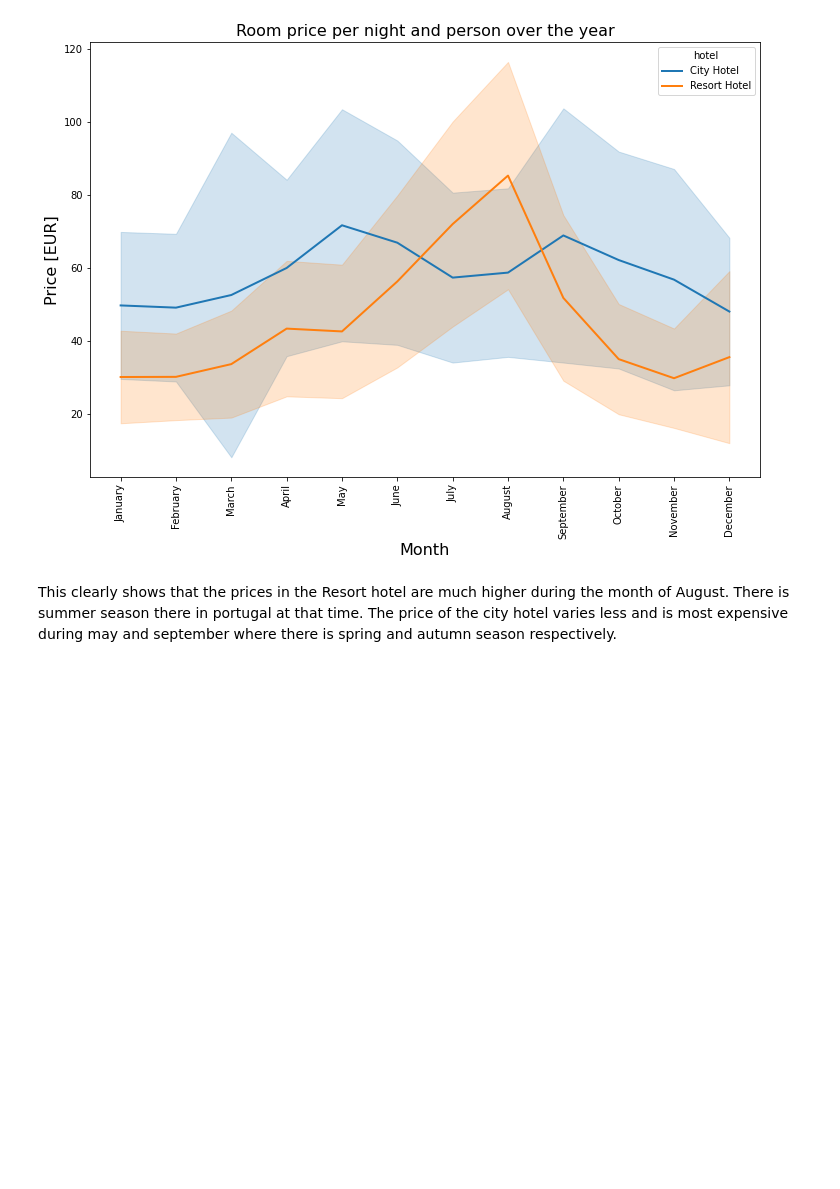
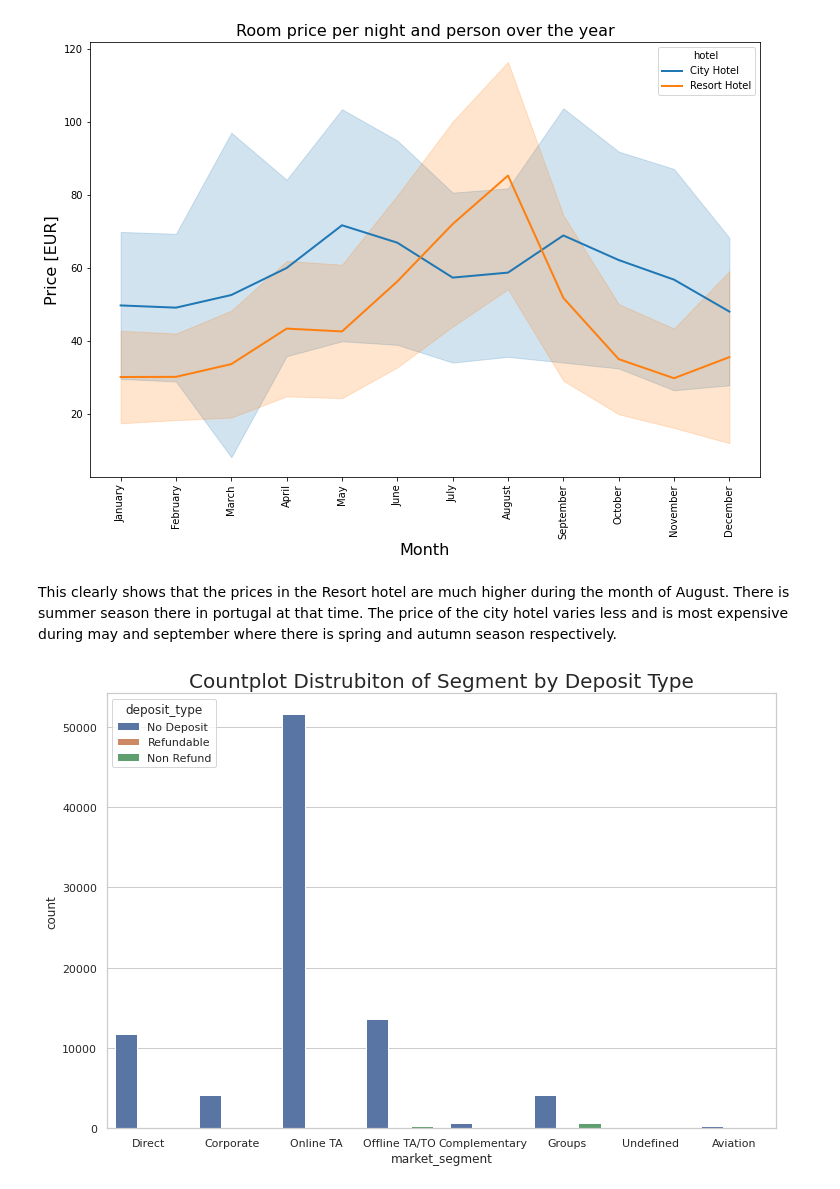
Before and after one commit to shobhi1998/Hotel-Booking-Analysis, a Jupyter notebook: Copy_Hotel_Booking.ipynb, the cells around one changed output. Cells and saved outputs as stored; diff of their text form; code cells hidden in the pictures; blank space fills up the shorter version.

```diff
--- a/Copy_Hotel_Booking.ipynb
+++ b/Copy_Hotel_Booking.ipynb
@@ -325,3 +318,11 @@ plt.show()
 [figure]
 # %% [markdown]
 This clearly shows that the prices in the Resort hotel are much higher during the month of August. There is summer season there in portugal at that time. The price of the city hotel varies less and is most expensive during may and september where there is spring and autumn season respectively.
+# %%
+#Let’s plot the countplot by market segment distribution.
+plt.figure(figsize = (12,8))
+sns.set(style = "whitegrid")
+plt.title("Countplot Distrubiton of Segment by Deposit Type", fontdict = {'fontsize':20})
+ax = sns.countplot(x = "market_segment", hue = 'deposit_type', data = df)
+# %% [output]
+[figure, added]
```
Also changed, not shown: parts of 3 cells of this notebook.
